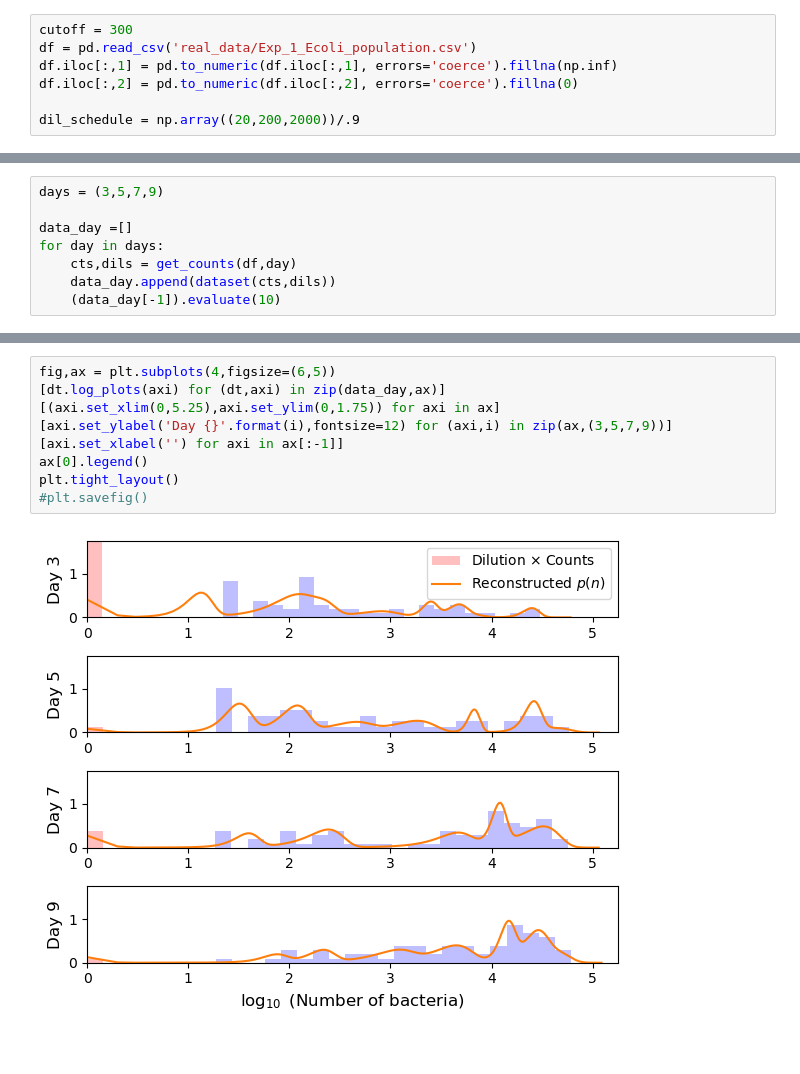
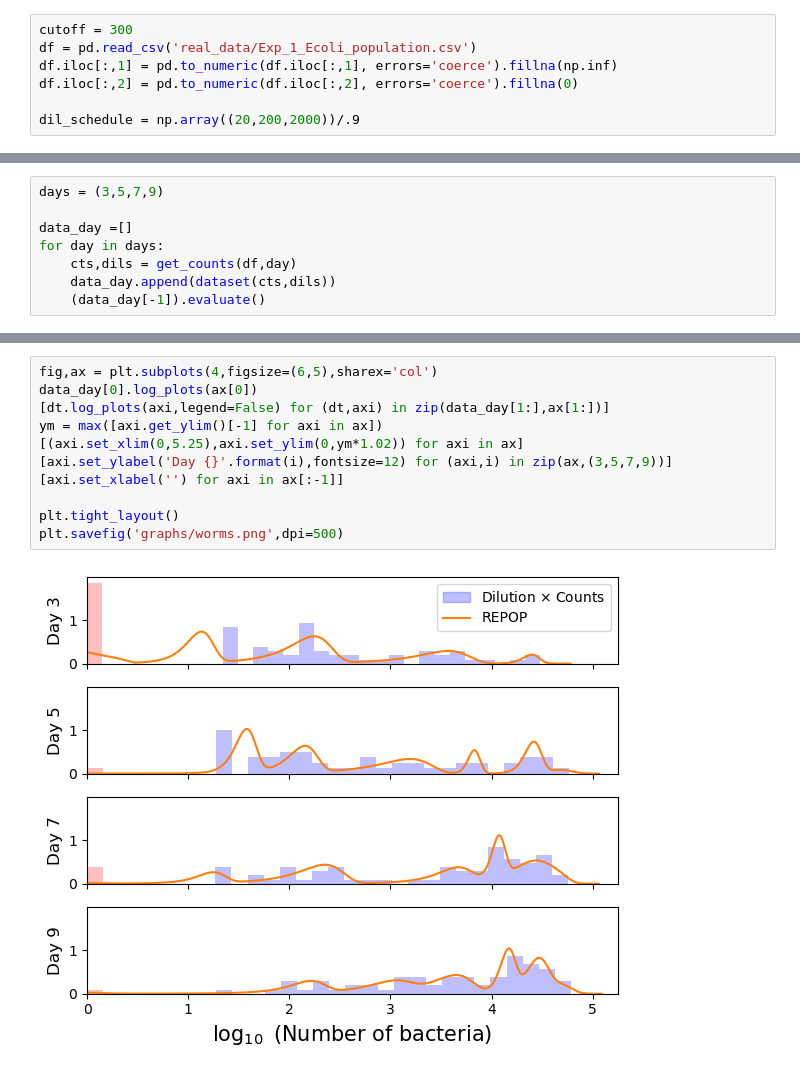
Before and after one commit to PessoaP/REPOP, a Jupyter notebook: check_ours_perdiem.ipynb, the cells around one changed output, grey strips where cells are left out. Drawn from its saved outputs; the diff is of its cells as text.

```diff
--- a/check_ours_perdiem.ipynb
+++ b/check_ours_perdiem.ipynb
@@ -36,5 +34,5 @@ data_day =[]
 for day in days:
     cts,dils = get_counts(df,day)
     data_day.append(dataset(cts,dils))
-    (data_day[-1]).evaluate(10)
+    (data_day[-1]).evaluate()
 # %% [output]
@@ -92,11 +84,13 @@ Day 9 -- 10/75 datapoints removed
 # %%
-fig,ax = plt.subplots(4,figsize=(6,5))
-[dt.log_plots(axi) for (dt,axi) in zip(data_day,ax)]
-[(axi.set_xlim(0,5.25),axi.set_ylim(0,1.75)) for axi in ax]
+fig,ax = plt.subplots(4,figsize=(6,5),sharex='col')
+data_day[0].log_plots(ax[0])
+[dt.log_plots(axi,legend=False) for (dt,axi) in zip(data_day[1:],ax[1:])]
+ym = max([axi.get_ylim()[-1] for axi in ax])
+[(axi.set_xlim(0,5.25),axi.set_ylim(0,ym*1.02)) for axi in ax]
 [axi.set_ylabel('Day {}'.format(i),fontsize=12) for (axi,i) in zip(ax,(3,5,7,9))]
 [axi.set_xlabel('') for axi in ax[:-1]]
-ax[0].legend()
+
 plt.tight_layout()
-#plt.savefig()
+plt.savefig('graphs/worms.png',dpi=500)
 # %% [output]
-[figure, old version]
+[figure, new version]
```
Also changed, not shown: parts of 3 cells of this notebook, 4 other files.
